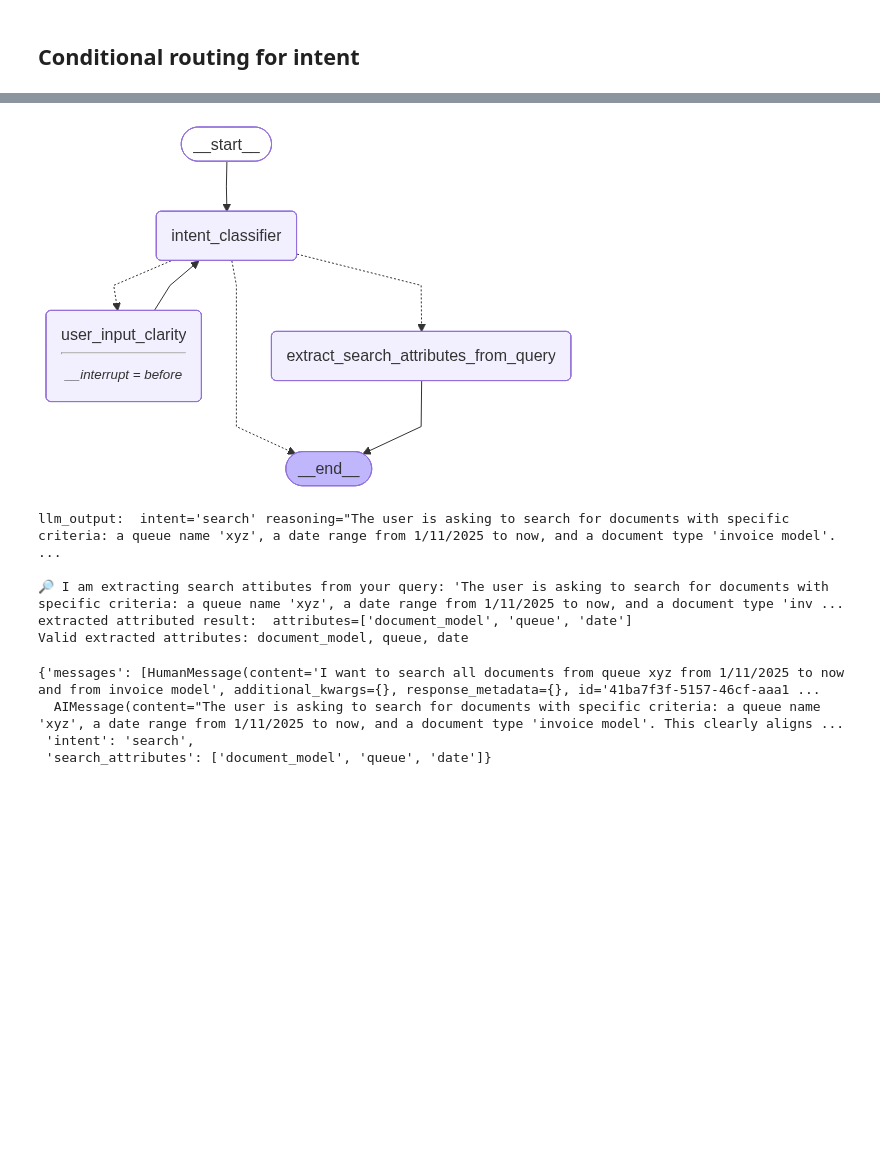
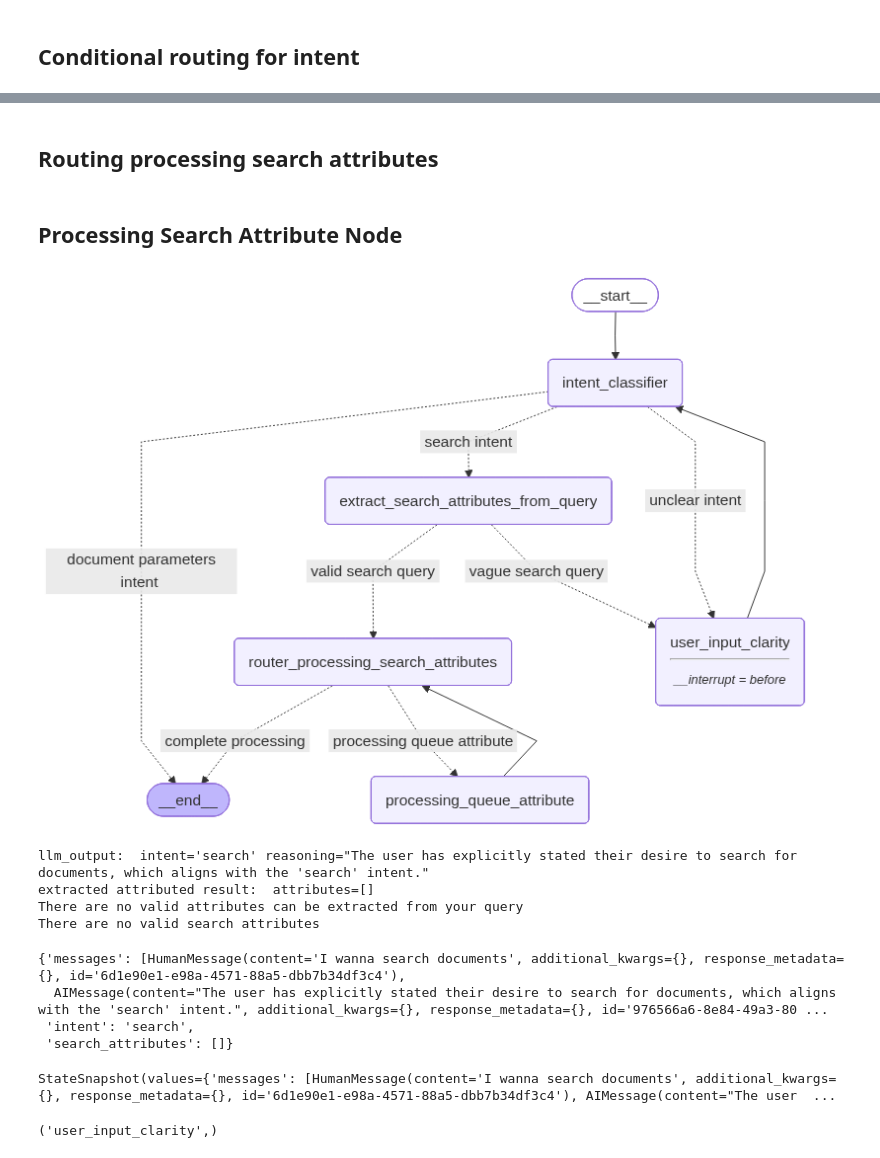
Before and after one commit to LouisAnhTran/data_agent_langgraph_backend, a Jupyter notebook: graphs/notebooks/data_agent_graph.ipynb, the cells around one changed output, grey strips where cells are left out. Saved outputs shown, nothing was run; the diff lists cells and outputs as text; code cells hidden in the pictures; blank space fills up the shorter version.

Commit message:
refactor: extract prompts out separate folders and enhance the graph structure

```diff
--- a/graphs/notebooks/data_agent_graph.ipynb
+++ b/graphs/notebooks/data_agent_graph.ipynb
@@ -259,36 +161,86 @@ def extract_search_attributes_from_query(state: OverallState) -> dict:
+# %% [markdown]
+## Routing processing search attributes
+# %%
+def router_processing_search_attributes(state: OverallState):
+    return {}
+
+def routing_processing_search_attributes(state: OverallState):
+
+    search_attributes=state['search_attributes']
+
+    if not search_attributes:
+        print("complete all processing")
+        return "complete processing"
+
+    if "queue" in search_attributes:
+        return "processing queue attribute"
+# %% [markdown]
+## Processing Search Attribute Node
+# %%
+def processing_queue_search_attribute_node(state: OverallState):
+    return {}
 # %%
 from IPython.display import Image, display
-
+from langgraph.checkpoint.memory import MemorySaver
 
 test_builder=StateGraph(OverallState)
 
 test_builder.add_node("intent_classifier",intent_classifier)
 test_builder.add_node("user_input_clarity",user_input_clarity)
 test_builder.add_node("extract_search_attributes_from_query",extract_search_attributes_from_query)
+test_builder.add_node("router_processing_search_attributes",router_processing_search_attributes)
+test_builder.add_node("processing_queue_attribute",processing_queue_search_attribute_node)
 
 
 test_builder.add_edge(START,"intent_classifier")
-test_builder.add_conditional_edges("intent_classifier", routing_intent, ["user_input_clarity", "extract_search_attributes_from_query",END])
+test_builder.add_conditional_edges("intent_classifier",
+                                   routing_intent,
+                                   {"unclear intent":"user_input_clarity",
+                                    "search intent":"extract_search_attributes_from_query",
+                                    "document parameters intent":END}
+                                   )
 test_builder.add_edge("user_input_clarity","intent_classifier")
-test_builder.add_edge("extract_search_attributes_from_query",END)
+test_builder.add_conditional_edges("extract_search_attributes_from_query",
+                                   routing_extracted_search_attributes,
+                                   {"vague search query":"user_input_clarity",
+                                    "valid search query":"router_processing_search_attributes"})
+test_builder.add_conditional_edges("router_processing_search_attributes",
+                                   routing_processing_search_attributes,
+                                   {"processing queue attribute":"processing_queue_attribute",
+                                    "complete processing":END})
+test_builder.add_edge("processing_queue_attribute","router_processing_search_attributes")
 
 
 # Compile
-graph = test_builder.compile(interrupt_before=["user_input_clarity"])
+memory = MemorySaver()
+graph = test_builder.compile(interrupt_before=["user_input_clarity"],checkpointer=memory)
 
 # View
 display(Image(graph.get_graph(xray=1).draw_mermaid_png()))
 # %% [output]
-[figure, old version]
+[figure, new version]
 # %%
-graph.invoke({"messages": [HumanMessage(content="I want to search all documents from queue xyz from 1/11/2025 to now and from invoice model")]})
+# graph.invoke({"messages": [HumanMessage(content="I want to search all documents from queue xyz from 1/11/2025 to now and from invoice model")]})
+
+# graph.invoke({"messages": [HumanMessage(content="I want to know the document processing time")]})
+thread = {"configurable": {"thread_id": "1"}}
+
+graph.invoke({"messages": [HumanMessage(content="I wanna search documents")]},thread)
 # %% [output]
-llm_output:  intent='search' reasoning="The user is asking to search for documents with specific criteria: a queue name 'xyz', a date range from 1/11/2025 to now, and a document type 'invoice model'.  ...
-
-🔎 I am extracting search attibutes from your query: 'The user is asking to search for documents with specific criteria: a queue name 'xyz', a date range from 1/11/2025 to now, and a document type 'inv ...
-extracted attributed result:  attributes=['document_model', 'queue', 'date']
-Valid extracted attributes: document_model, queue, date
+llm_output:  intent='search' reasoning="The user has explicitly stated their desire to search for documents, which aligns with the 'search' intent."
+extracted attributed result:  attributes=[]
+There are no valid attributes can be extracted from your query
+There are no valid search attributes
-{'messages': [HumanMessage(content='I want to search all documents from queue xyz from 1/11/2025 to now and from invoice model', additional_kwargs={}, response_metadata={}, id='41ba7f3f-5157-46cf-aaa1 ...
-  AIMessage(content="The user is asking to search for documents with specific criteria: a queue name 'xyz', a date range from 1/11/2025 to now, and a document type 'invoice model'. This clearly aligns ...
+{'messages': [HumanMessage(content='I wanna search documents', additional_kwargs={}, response_metadata={}, id='6d1e90e1-e98a-4571-88a5-dbb7b34df3c4'),
+  AIMessage(content="The user has explicitly stated their desire to search for documents, which aligns with the 'search' intent.", additional_kwargs={}, response_metadata={}, id='976566a6-8e84-49a3-80 ...
  'intent': 'search',
- 'search_attributes': ['document_model', 'queue', 'date']}
+ 'search_attributes': []}
+# %%
+state = graph.get_state(thread)
+state
+# %% [output]
+StateSnapshot(values={'messages': [HumanMessage(content='I wanna search documents', additional_kwargs={}, response_metadata={}, id='6d1e90e1-e98a-4571-88a5-dbb7b34df3c4'), AIMessage(content="The user  ...
+# %%
+state.next
+# %% [output]
+('user_input_clarity',)
```
Also changed, not shown: parts of 10 cells of this notebook, 3 other files.
